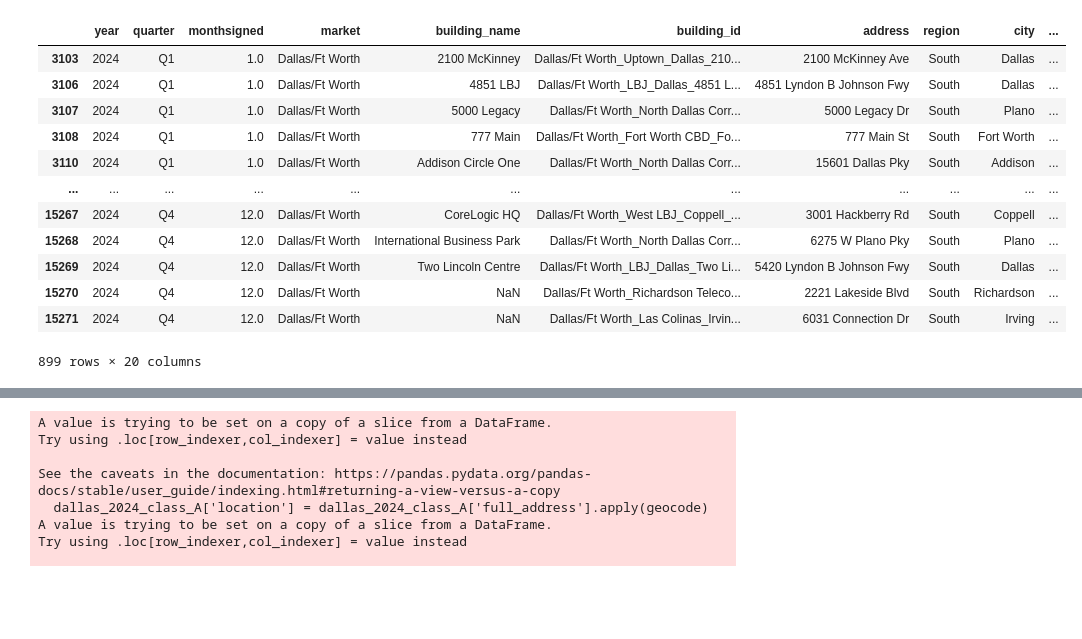
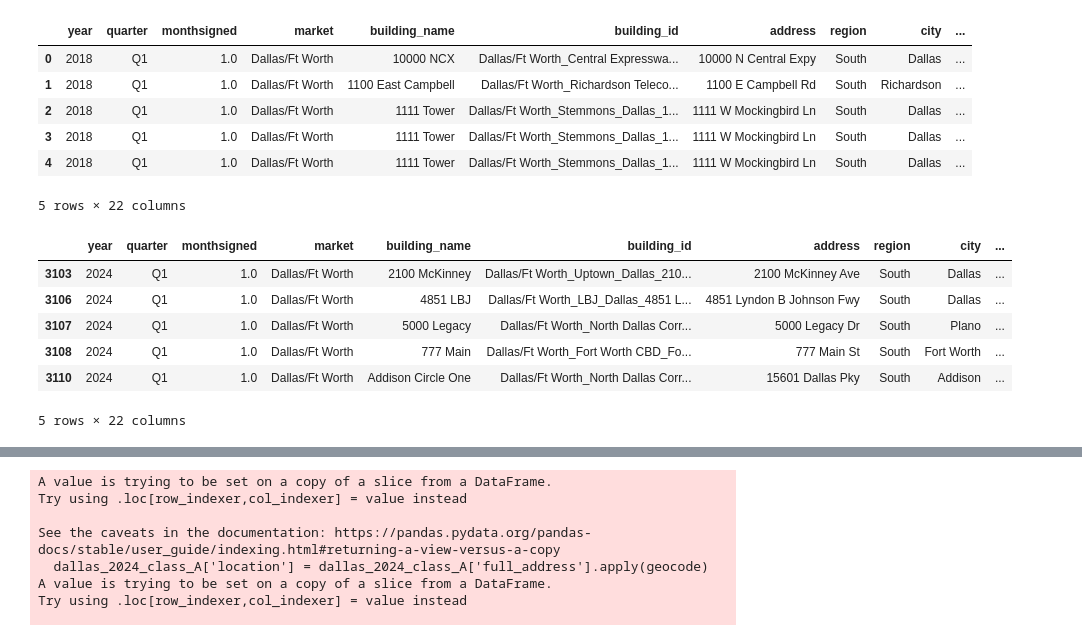
Before and after one commit to jacobbianchi/DartMonkeyDataFest, a Jupyter notebook: external_data/company_growth/eda.ipynb, the cells around one changed output, grey strips where cells are left out. Saved outputs shown, nothing was run; the diff lists cells and outputs as text; code cells hidden in the pictures; blank space fills up the shorter version.

```diff
--- a/external_data/company_growth/eda.ipynb
+++ b/external_data/company_growth/eda.ipynb
@@ -15,22 +35,26 @@ dallas = df[df['market'] == "Dallas/Ft Worth"].reset_index()
 dallas = dallas.iloc[:,1:20]
 # %%
 dallas["full_address"] = dallas["address"] + ", " + dallas["city"] + ", " + dallas["state"] + " " + dallas["zip"].astype(int).astype(str)
+# %%
+dallas.head()
+# %% [output]
+|  | year | quarter | monthsigned | market | building_name | building_id | address | region | city | ... |
+| 0 | 2018 | Q1 | 1.0 | Dallas/Ft Worth | 10000 NCX | Dallas/Ft Worth_Central Expresswa... | 10000 N Central Expy | South | Dallas | ... |
+| 1 | 2018 | Q1 | 1.0 | Dallas/Ft Worth | 1100 East Campbell | Dallas/Ft Worth_Richardson Teleco... | 1100 E Campbell Rd | South | Richardson | ... |
+| 2 | 2018 | Q1 | 1.0 | Dallas/Ft Worth | 1111 Tower | Dallas/Ft Worth_Stemmons_Dallas_1... | 1111 W Mockingbird Ln | South | Dallas | ... |
+| 3 | 2018 | Q1 | 1.0 | Dallas/Ft Worth | 1111 Tower | Dallas/Ft Worth_Stemmons_Dallas_1... | 1111 W Mockingbird Ln | South | Dallas | ... |
+| 4 | 2018 | Q1 | 1.0 | Dallas/Ft Worth | 1111 Tower | Dallas/Ft Worth_Stemmons_Dallas_1... | 1111 W Mockingbird Ln | South | Dallas | ... |
+5 rows × 22 columns
 # %%
 dallas_2024 = dallas[dallas["year"] == 2024]
 dallas_2024_class_A = dallas_2024[dallas_2024["internal_class"] == "A"]
-dallas_2024_class_A
+dallas_2024_class_A.head()
 # address, city, state, zip
 # %% [output]
 |  | year | quarter | monthsigned | market | building_name | building_id | address | region | city | ... |
 | 3103 | 2024 | Q1 | 1.0 | Dallas/Ft Worth | 2100 McKinney | Dallas/Ft Worth_Uptown_Dallas_210... | 2100 McKinney Ave | South | Dallas | ... |
 | 3106 | 2024 | Q1 | 1.0 | Dallas/Ft Worth | 4851 LBJ | Dallas/Ft Worth_LBJ_Dallas_4851 L... | 4851 Lyndon B Johnson Fwy | South | Dallas | ... |
 | 3107 | 2024 | Q1 | 1.0 | Dallas/Ft Worth | 5000 Legacy | Dallas/Ft Worth_North Dallas Corr... | 5000 Legacy Dr | South | Plano | ... |
 | 3108 | 2024 | Q1 | 1.0 | Dallas/Ft Worth | 777 Main | Dallas/Ft Worth_Fort Worth CBD_Fo... | 777 Main St | South | Fort Worth | ... |
 | 3110 | 2024 | Q1 | 1.0 | Dallas/Ft Worth | Addison Circle One | Dallas/Ft Worth_North Dallas Corr... | 15601 Dallas Pky | South | Addison | ... |
-| ... | ... | ... | ... | ... | ... | ... | ... | ... | ... | ... |
-| 15267 | 2024 | Q4 | 12.0 | Dallas/Ft Worth | CoreLogic HQ | Dallas/Ft Worth_West LBJ_Coppell_... | 3001 Hackberry Rd | South | Coppell | ... |
-| 15268 | 2024 | Q4 | 12.0 | Dallas/Ft Worth | International Business Park | Dallas/Ft Worth_North Dallas Corr... | 6275 W Plano Pky | South | Plano | ... |
-| 15269 | 2024 | Q4 | 12.0 | Dallas/Ft Worth | Two Lincoln Centre | Dallas/Ft Worth_LBJ_Dallas_Two Li... | 5420 Lyndon B Johnson Fwy | South | Dallas | ... |
-| 15270 | 2024 | Q4 | 12.0 | Dallas/Ft Worth | NaN | Dallas/Ft Worth_Richardson Teleco... | 2221 Lakeside Blvd | South | Richardson | ... |
-| 15271 | 2024 | Q4 | 12.0 | Dallas/Ft Worth | NaN | Dallas/Ft Worth_Las Colinas_Irvin... | 6031 Connection Dr | South | Irving | ... |
-899 rows × 20 columns
+5 rows × 22 columns
```
Also changed, not shown: parts of 8 cells of this notebook, 1 other file.
